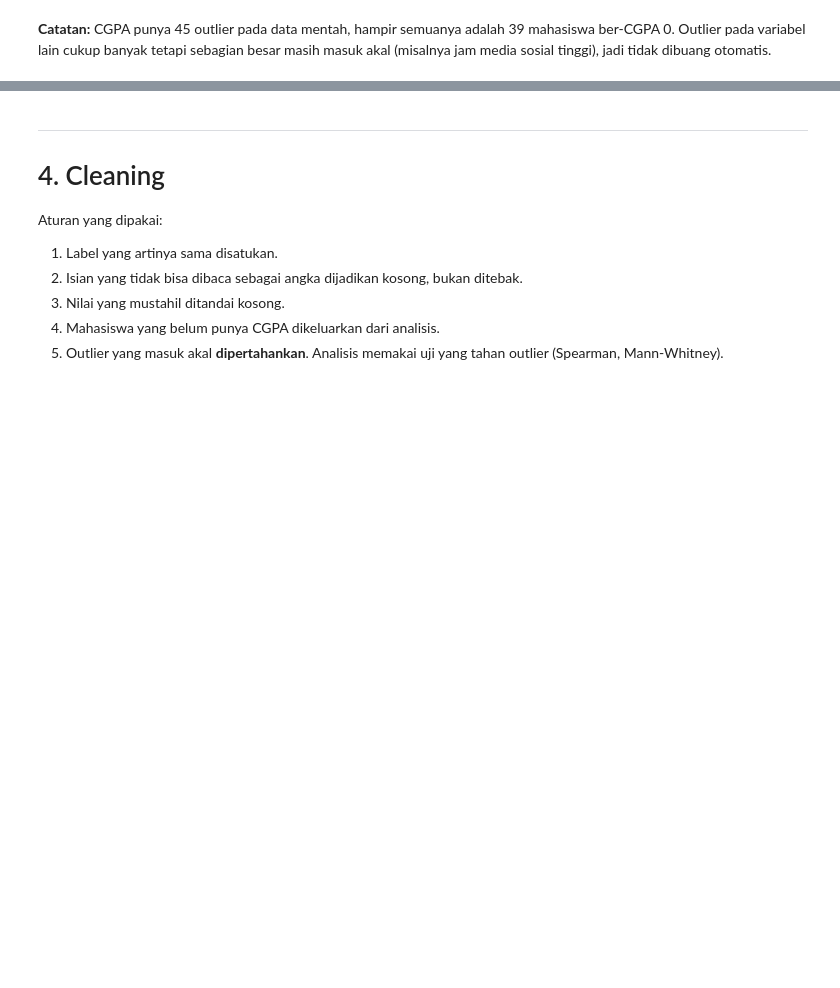
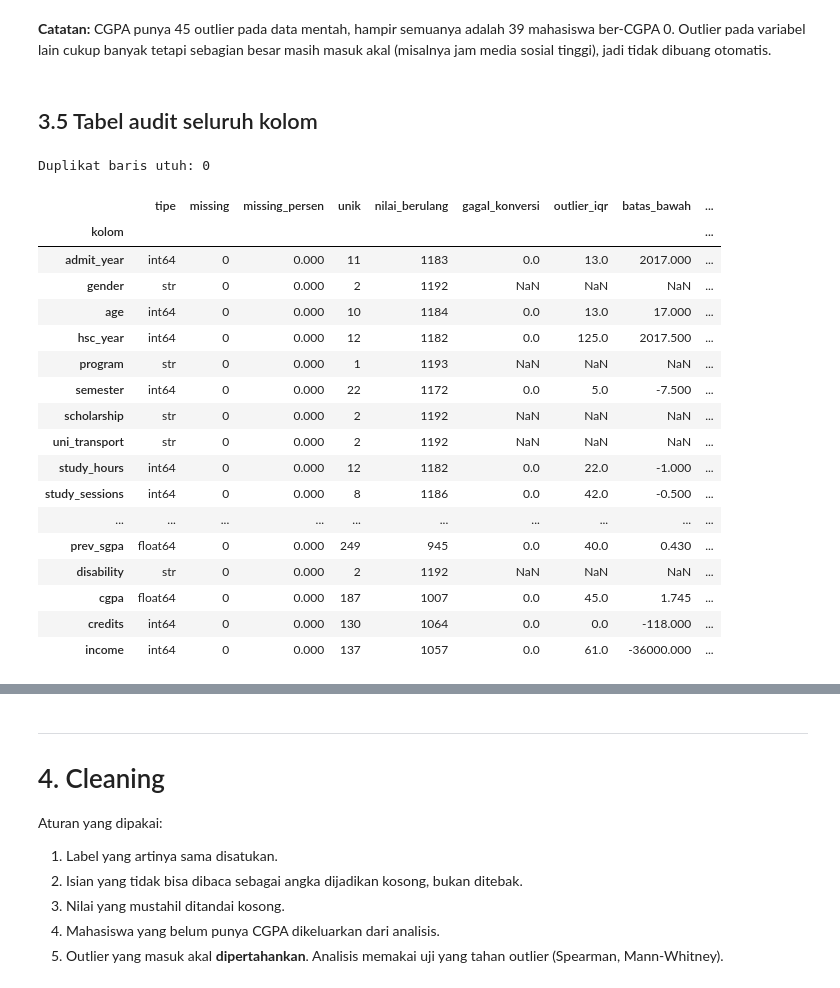
Before and after one commit to restufrmnsyh/ProjectAkhirDataScience, a Jupyter notebook: Project_DataScience.ipynb, the cells around one changed output, grey strips where cells are left out. Saved outputs shown, nothing was run; the diff lists cells and outputs as text; code cells hidden in the pictures; blank space fills up the shorter version.

Commit message:
Complete data dictionary, quality audit, and preprocessing rationale

```diff
--- a/Project_DataScience.ipynb
+++ b/Project_DataScience.ipynb
@@ -233,3 +272,50 @@ Outlier IQR pada data mentah:
 [figure]
 # %% [markdown]
 **Catatan:** CGPA punya 45 outlier pada data mentah, hampir semuanya adalah 39 mahasiswa ber-CGPA 0. Outlier pada variabel lain cukup banyak tetapi sebagian besar masih masuk akal (misalnya jam media sosial tinggi), jadi tidak dibuang otomatis.
+# %% [markdown]
+## 3.5 Tabel audit seluruh kolom
+# %%
+# Audit seluruh kolom: nilai berulang bukan otomatis kesalahan/duplikat responden.
+kolom_numerik_audit = ['admit_year', 'age', 'hsc_year', 'semester', 'study_hours',
+    'study_sessions', 'social_media_hours', 'attendance', 'skill_hours',
+    'prev_sgpa', 'cgpa', 'credits', 'income']
+def audit_kualitas(frame):
+    hasil = []
+    for col in frame.columns:
+        s = frame[col]
+        row = dict(kolom=col, tipe=str(s.dtype), missing=int(s.isna().sum()),
+                   missing_persen=round(s.isna().mean()*100, 3), unik=int(s.nunique()),
+                   nilai_berulang=int(s.dropna().duplicated().sum()),
+                   gagal_konversi=None, outlier_iqr=None, batas_bawah=None, batas_atas=None)
+        if col in kolom_numerik_audit:
+            v = pd.to_numeric(s, errors='coerce')
+            row['gagal_konversi'] = int((s.notna() & v.isna()).sum())
+            q1, q3 = v.quantile([.25, .75]); rentang = q3-q1
+            bawah, atas = q1-1.5*rentang, q3+1.5*rentang
+            row.update(outlier_iqr=int(((v < bawah) | (v > atas)).sum()),
+                       batas_bawah=bawah, batas_atas=atas)
+        hasil.append(row)
+    return pd.DataFrame(hasil).set_index('kolom')
+audit_sebelum = audit_kualitas(df)
+print('Duplikat baris utuh:', int(df.duplicated().sum()))
+display(audit_sebelum)
+# %% [output]
+Duplikat baris utuh: 0
+|  | tipe | missing | missing_persen | unik | nilai_berulang | gagal_konversi | outlier_iqr | batas_bawah | ... |
+| kolom |  |  |  |  |  |  |  |  | ... |
+| admit_year | int64 | 0 | 0.000 | 11 | 1183 | 0.0 | 13.0 | 2017.000 | ... |
+| gender | str | 0 | 0.000 | 2 | 1192 | NaN | NaN | NaN | ... |
+| age | int64 | 0 | 0.000 | 10 | 1184 | 0.0 | 13.0 | 17.000 | ... |
+| hsc_year | int64 | 0 | 0.000 | 12 | 1182 | 0.0 | 125.0 | 2017.500 | ... |
+| program | str | 0 | 0.000 | 1 | 1193 | NaN | NaN | NaN | ... |
+| semester | int64 | 0 | 0.000 | 22 | 1172 | 0.0 | 5.0 | -7.500 | ... |
+| scholarship | str | 0 | 0.000 | 2 | 1192 | NaN | NaN | NaN | ... |
+| uni_transport | str | 0 | 0.000 | 2 | 1192 | NaN | NaN | NaN | ... |
+| study_hours | int64 | 0 | 0.000 | 12 | 1182 | 0.0 | 22.0 | -1.000 | ... |
+| study_sessions | int64 | 0 | 0.000 | 8 | 1186 | 0.0 | 42.0 | -0.500 | ... |
+| ... | ... | ... | ... | ... | ... | ... | ... | ... | ... |
+| prev_sgpa | float64 | 0 | 0.000 | 249 | 945 | 0.0 | 40.0 | 0.430 | ... |
+| disability | str | 0 | 0.000 | 2 | 1192 | NaN | NaN | NaN | ... |
+| cgpa | float64 | 0 | 0.000 | 187 | 1007 | 0.0 | 45.0 | 1.745 | ... |
+| credits | int64 | 0 | 0.000 | 130 | 1064 | 0.0 | 0.0 | -118.000 | ... |
+| income | int64 | 0 | 0.000 | 137 | 1057 | 0.0 | 61.0 | -36000.000 | ... |
```
Also changed, not shown: parts of 9 cells of this notebook, 1 other file.
